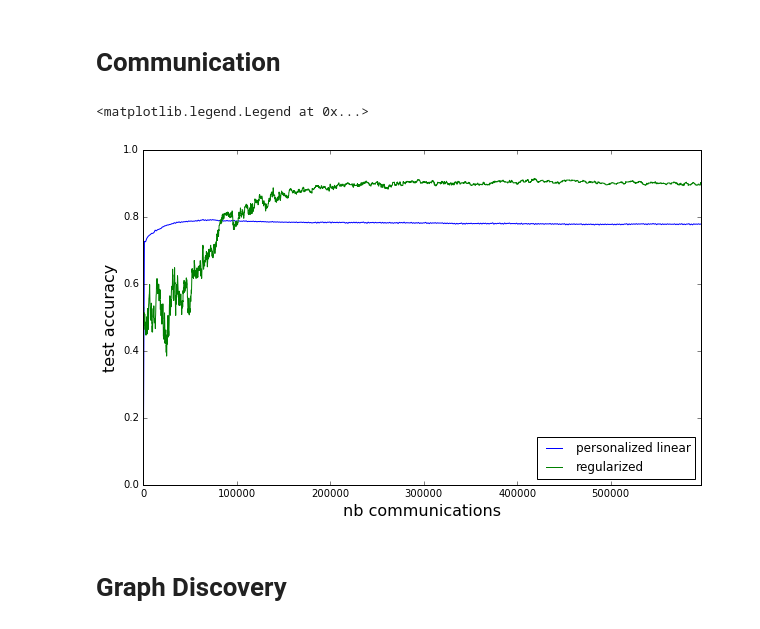
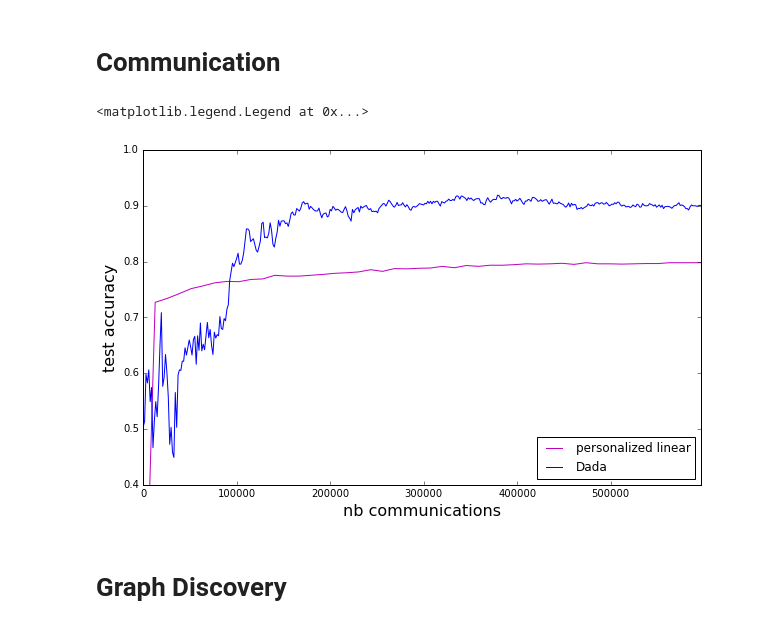
Before and after one commit to vzantedeschi/Dada, a Jupyter notebook: notebooks/Moons-20users.ipynb, the cells around one changed output. Drawn from its saved outputs; the diff is of its cells as text; code cells hidden in the pictures.

```diff
--- a/notebooks/Moons-20users.ipynb
+++ b/notebooks/Moons-20users.ipynb
@@ -45,15 +45,19 @@ callbacks = {
 vmin, vmax = get_min_max(X)
 base_clfs = get_stumps(n=B, d=D+1, min_v=vmin, max_v=vmax)
 
-results = {}
+# results = {}
+
+colors = {
+    "Dada": "b",
+    "global l1 Adaboost": "g",
+    "purely local models": "k",
+    "global-local mixture": "y",
+    "personalized linear": "m",
+}
 # %%
 nodes_copy = deepcopy(nodes)
-results["regularized"] = regularized_local_FW(nodes_copy, base_clfs, beta=BETA, nb_iter=4000, mu=MU, callbacks=callbacks)
+results["Dada"] = regularized_local_FW(nodes_copy, base_clfs, beta=BETA, nb_iter=4000, mu=MU, callbacks=callbacks, checkevery=10)
 # %%
-lafond_nodes = deepcopy(nodes)
-lafond_FW(lafond_nodes, base_clfs, beta=BETA, nb_iter=1500, callbacks={})
-results["lafond"] = central_accuracy(lafond_nodes)
-
 centralized_nodes = deepcopy(nodes)
 centralized_FW(centralized_nodes, base_clfs, beta=BETA, nb_iter=200, callbacks={})
 results["global l1 Adaboost"] = central_accuracy(centralized_nodes)
@@ -66,7 +70,7 @@ global_nodes = deepcopy(nodes)
 global_regularized_local_FW(global_nodes, base_clfs, beta=BETA, nb_iter=200, callbacks={})
 results["global-local mixture"] = central_accuracy(global_nodes)
 
-results["personalized linear"], clf_colearning = colearning(N, X, Y, X_test, Y_test, D, 4000, adj_matrix, similarities)
+results["personalized linear"], clf_colearning = colearning(N, X, Y, X_test, Y_test, D, 4000, adj_matrix, similarities, 10)
 # %% [markdown]
 # Accuracy and Convergence
 # %%
@@ -128,27 +131,28 @@ plt.legend(loc='upper right')
 # %%
 from math import log
 
 Z = 32
 # test accuracy vs communication
 linear_com = 2*D*Z
 regularized_com = np.sum(adj_matrix)/N *(Z + log(B))
 
-x_linear = [linear_com*i for i in range(4001)]
-x_regularized = [regularized_com*i for i in range(4001)]
+x_linear = [linear_com*i*10 for i in range(len(results['personalized linear']))]
+x_regularized = [regularized_com*i*10 for i in range(len(results['Dada']))]
 
 plt.figure(1, figsize=(10, 6))
 
 plt.xlabel('nb communications', fontsize=16)
 plt.ylabel('test accuracy', fontsize=16)
 
-plt.plot(x_linear, [r['accuracy'][1] for r in results['personalized linear']], label='personalized linear')
-plt.plot(x_regularized, [r['accuracy'][1] for r in results['regularized']], label='regularized')
+plt.plot(x_linear, [r['accuracy'][1] for r in results['personalized linear']], label='personalized linear', color=colors['personalized linear'])
+plt.plot(x_regularized, [r['accuracy'][1] for r in results['Dada']], label='Dada', color=colors['Dada'])
 
 plt.xlim(0, min(max(x_regularized), max(x_linear)))
+plt.ylim(0.4, 1)
 plt.legend(loc="lower right")
 # %% [output]
 <matplotlib.legend.Legend at 0x...>
-[figure, old version]
+[figure, new version]
 # %% [markdown]
 # Graph Discovery
 # %% [markdown]
```
Also changed, not shown: parts of 6 cells of this notebook, 1 other file.
